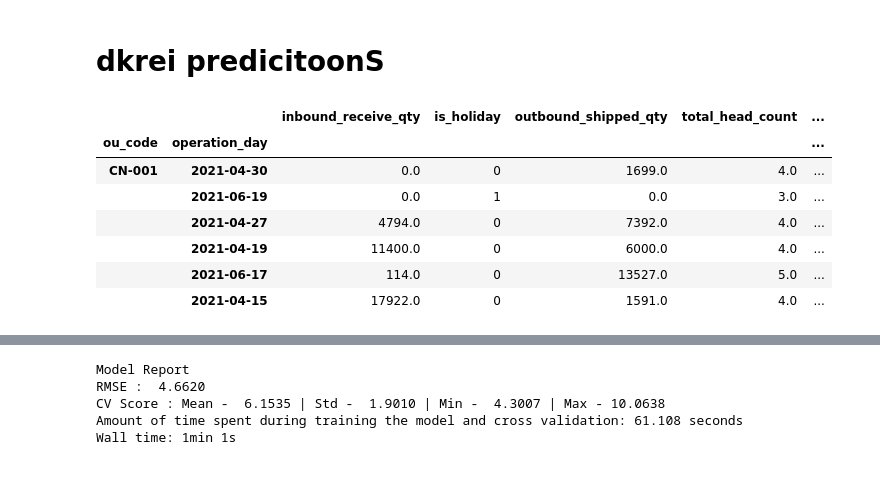
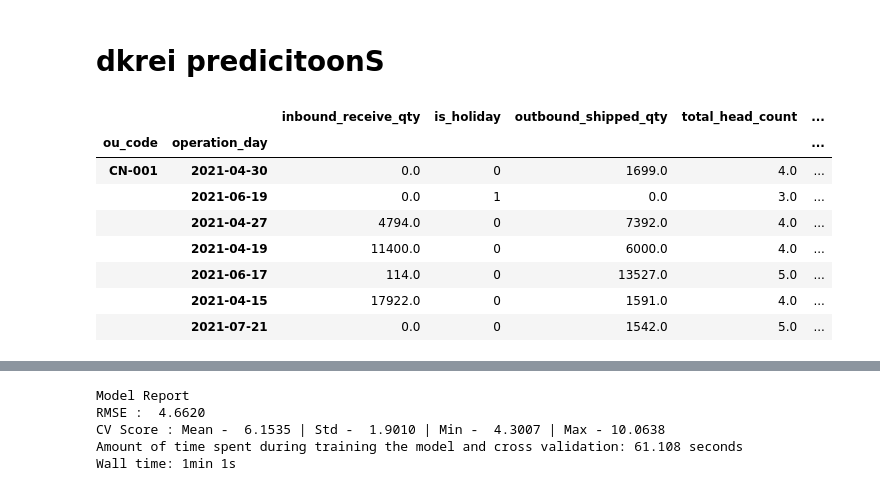
Before and after one commit to fyenne/play1, a Jupyter notebook: play1_standard_carton.ipynb, the cells around one changed output, grey strips where cells are left out. Cells and saved outputs as stored; diff of their text form; code cells hidden in the pictures.

```diff
--- a/play1_standard_carton.ipynb
+++ b/play1_standard_carton.ipynb
@@ -156,16 +101,17 @@ from sklearn.ensemble import RandomForestRegressor
 from sklearn.ensemble import AdaBoostRegressor
 from sklearn.ensemble import GradientBoostingRegressor
 # %%
-data_all = df.copy();data_all.head(6)
+data_all = df.copy();data_all.head(7)
 # %% [output]
 |  |  | inbound_receive_qty | is_holiday | outbound_shipped_qty | total_head_count | ... |
 | ou_code | operation_day |  |  |  |  | ... |
 | CN-001 | 2021-04-30 | 0.0 | 0 | 1699.0 | 4.0 | ... |
 |  | 2021-06-19 | 0.0 | 1 | 0.0 | 3.0 | ... |
 |  | 2021-04-27 | 4794.0 | 0 | 7392.0 | 4.0 | ... |
 |  | 2021-04-19 | 11400.0 | 0 | 6000.0 | 4.0 | ... |
 |  | 2021-06-17 | 114.0 | 0 | 13527.0 | 5.0 | ... |
 |  | 2021-04-15 | 17922.0 | 0 | 1591.0 | 4.0 | ... |
+|  | 2021-07-21 | 0.0 | 0 | 1542.0 | 5.0 | ... |
 # %%
 from sklearn.model_selection import train_test_split
 train, test  = train_test_split(data_all, \
```
Also changed, not shown: parts of 25 cells of this notebook.
